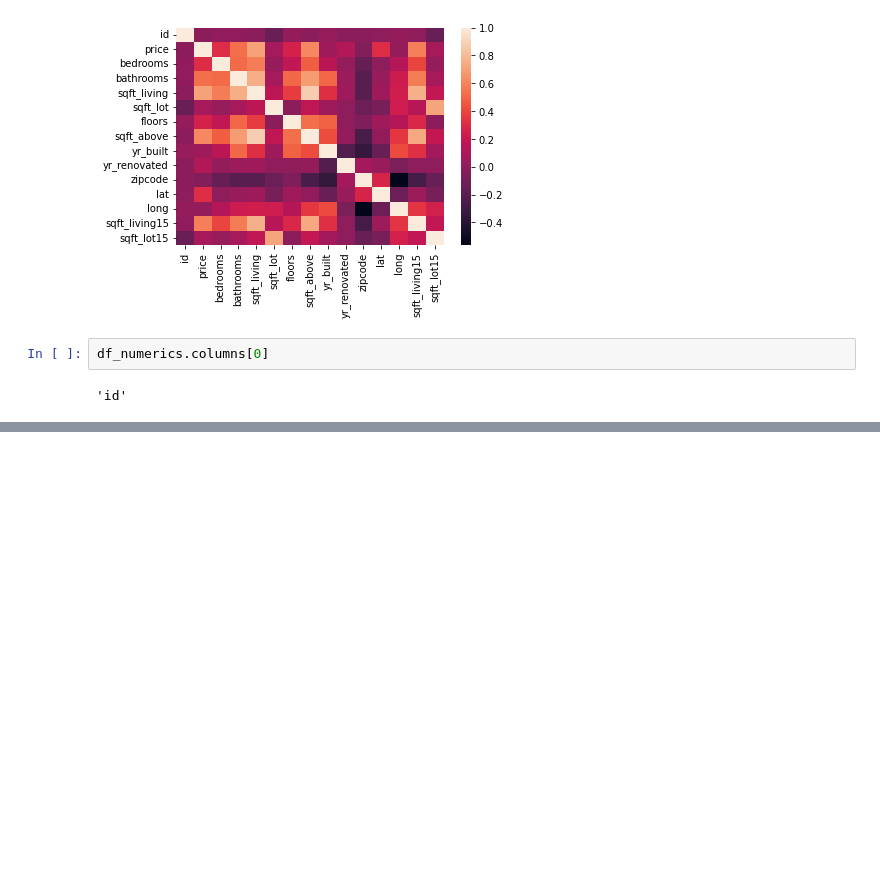
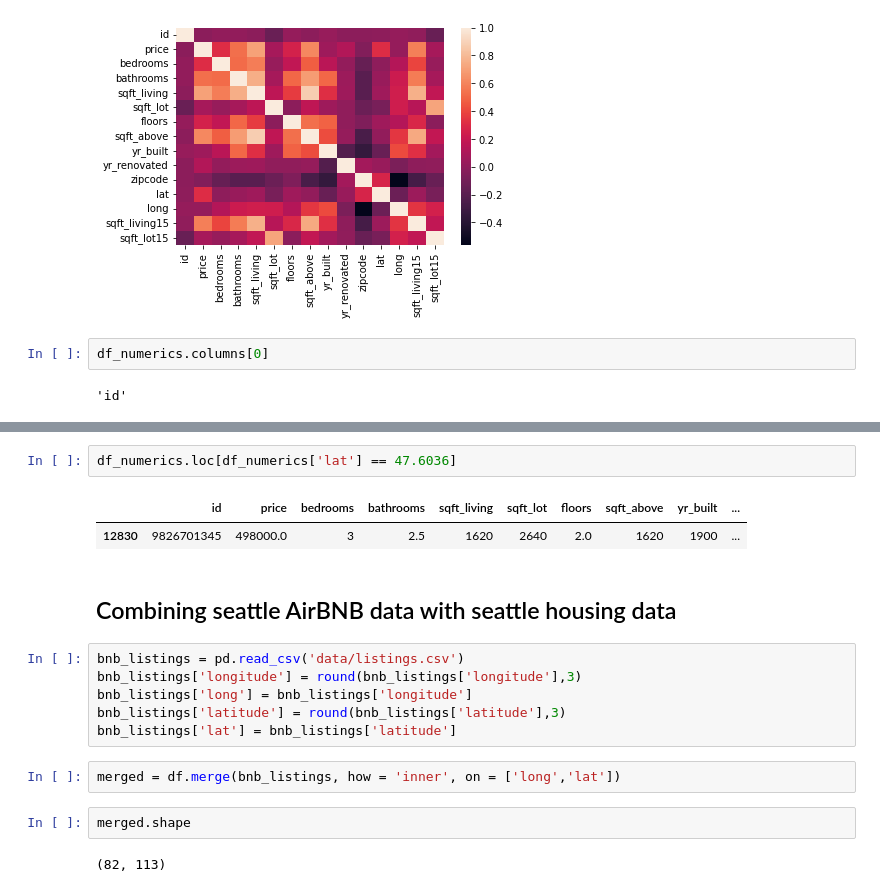
Before and after one commit to DanlBradley/AirBNB-Profit-Predictor, a Jupyter notebook: student.ipynb, the cells around one changed output, grey strips where cells are left out. Drawn from its saved outputs; the diff is of its cells as text; blank space fills up the shorter version.

```diff
--- a/student.ipynb
+++ b/student.ipynb
@@ -94,0 +140,19 @@ IndexError: single positional indexer is out-of-bounds
+# %%
+df_numerics.loc[df_numerics['lat'] == 47.6036]
+# %% [output]
+|  | id | price | bedrooms | bathrooms | sqft_living | sqft_lot | floors | sqft_above | yr_built | ... |
+| 12830 | 9826701345 | 498000.0 | 3 | 2.5 | 1620 | 2640 | 2.0 | 1620 | 1900 | ... |
+# %% [markdown]
+## Combining seattle AirBNB data with seattle housing data
+# %%
+bnb_listings = pd.read_csv('data/listings.csv')
+bnb_listings['longitude'] = round(bnb_listings['longitude'],3)
+bnb_listings['long'] = bnb_listings['longitude']
+bnb_listings['latitude'] = round(bnb_listings['latitude'],3)
+bnb_listings['lat'] = bnb_listings['latitude']
+# %%
+merged = df.merge(bnb_listings, how = 'inner', on = ['long','lat'])
+# %%
+merged.shape
+# %% [output]
+(82, 113)
```
Also changed, not shown: parts of 6 cells of this notebook, 4 other files.
